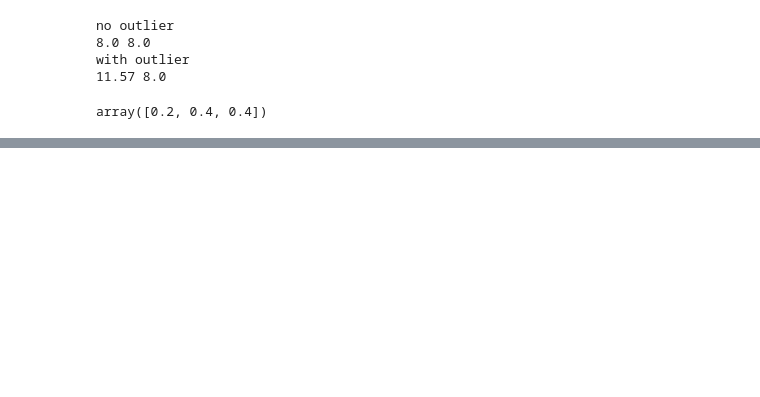
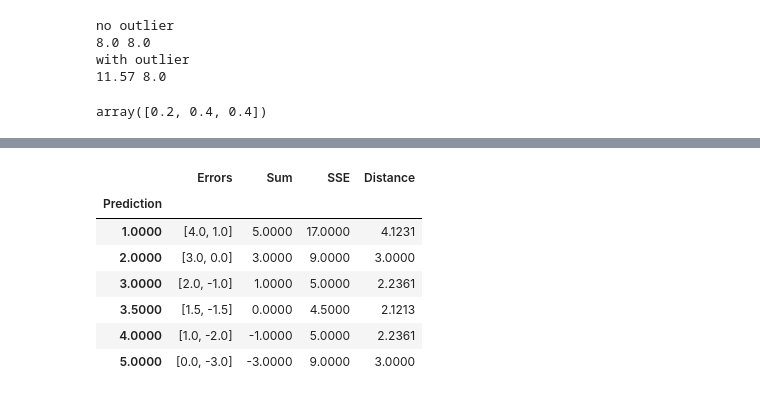
Before and after one commit to Engineer-C/MachineLearning-Basic, a Jupyter notebook: ch4.ipynb, the cells around one changed output, grey strips where cells are left out. Drawn from its saved outputs; the diff is of its cells as text; code cells hidden in the pictures; blank space fills up the shorter version.

```diff
--- a/ch4.ipynb
+++ b/ch4.ipynb
@@ -56,0 +128,14 @@ array([0.2, 0.4, 0.4])
+# %%
+col_labels = 'Prediction', 'Errors', 'Sum', 'SSE', 'Distance'
+display (pd.DataFrame.from_records(results,
+                                   columns=col_labels,
+                                   index="Prediction"))
+# %% [output]
+|  | Errors | Sum | SSE | Distance |
+| Prediction |  |  |  |  |
+| 1.0000 | [4.0, 1.0] | 5.0000 | 17.0000 | 4.1231 |
+| 2.0000 | [3.0, 0.0] | 3.0000 | 9.0000 | 3.0000 |
+| 3.0000 | [2.0, -1.0] | 1.0000 | 5.0000 | 2.2361 |
+| 3.5000 | [1.5, -1.5] | 0.0000 | 4.5000 | 2.1213 |
+| 4.0000 | [1.0, -2.0] | -1.0000 | 5.0000 | 2.2361 |
+| 5.0000 | [0.0, -3.0] | -3.0000 | 9.0000 | 3.0000 |
```
Also changed, not shown: parts of 13 cells of this notebook.
